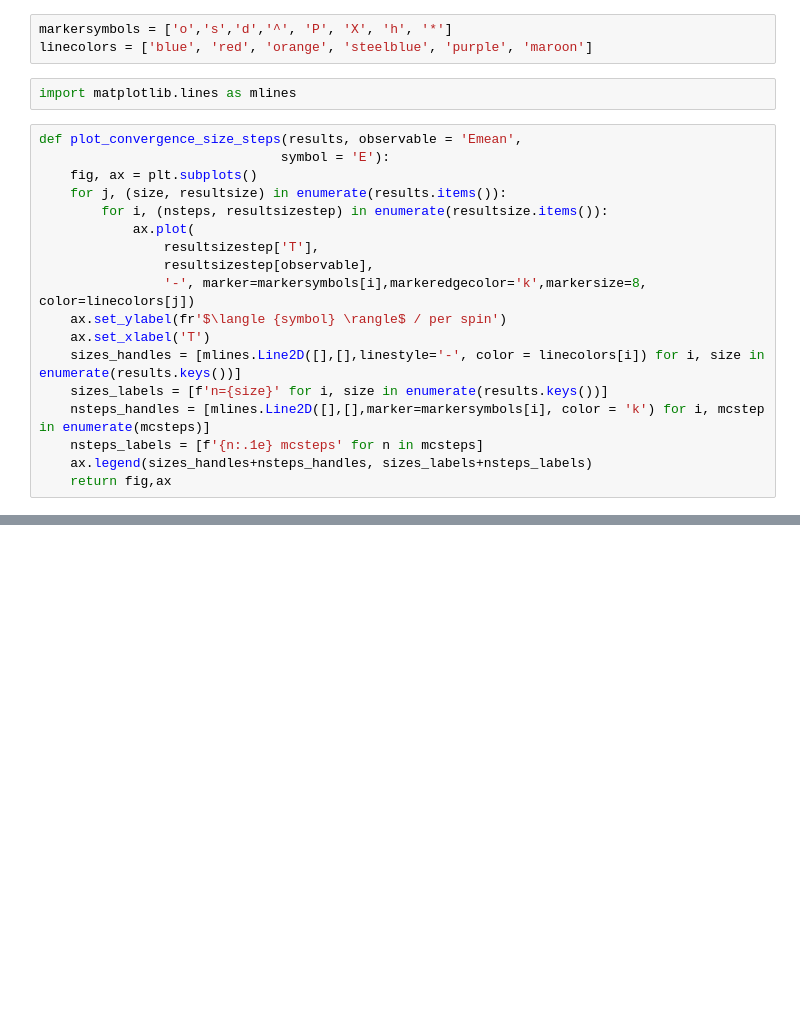
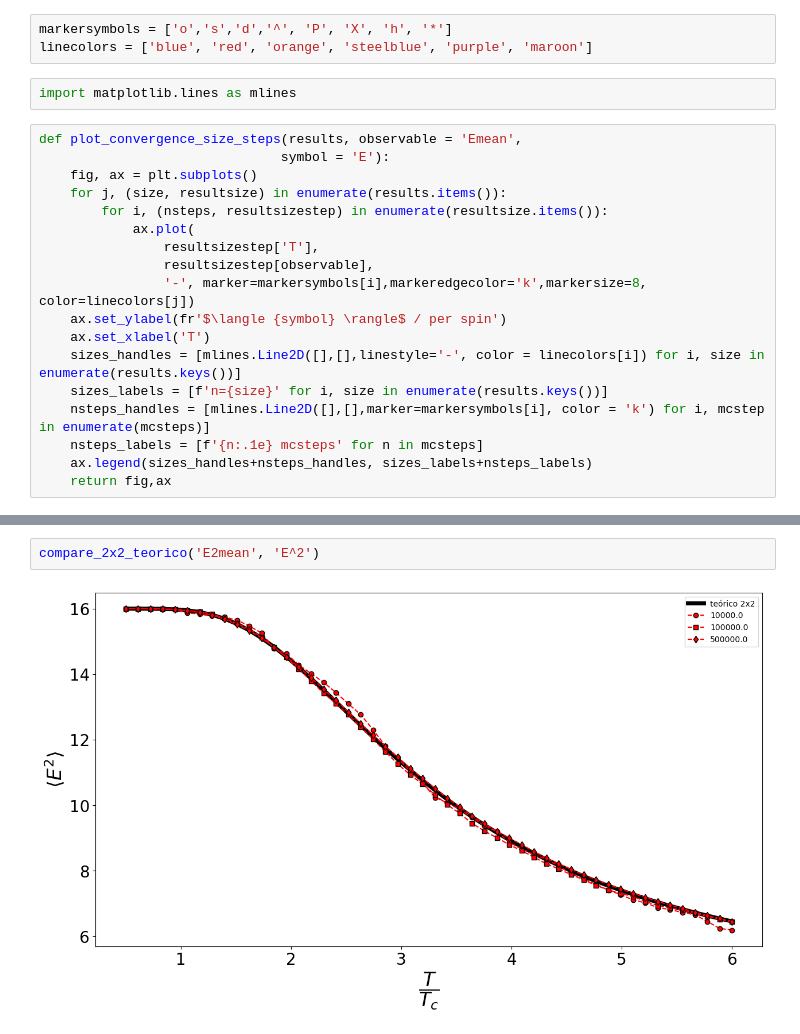
Before and after one commit to Modelizacion-de-Materiales/ModelizacionSolucionProblemas, a Jupyter notebook: Guia5-MC/Guia5-MC-python/MC_plots.ipynb, the cells around one changed output, grey strips where cells are left out. Saved outputs shown, nothing was run; the diff lists cells and outputs as text; blank space fills up the shorter version.

```diff
--- a/Guia5-MC/Guia5-MC-python/MC_plots.ipynb
+++ b/Guia5-MC/Guia5-MC-python/MC_plots.ipynb
@@ -79,0 +123,4 @@ plot_convergence_size_steps(results, observable='X', symbol = '\chi')
+# %%
+compare_2x2_teorico('E2mean', 'E^2')
+# %% [output]
+[figure, added]
```
Also changed, not shown: parts of 26 cells of this notebook, 2 other files.
